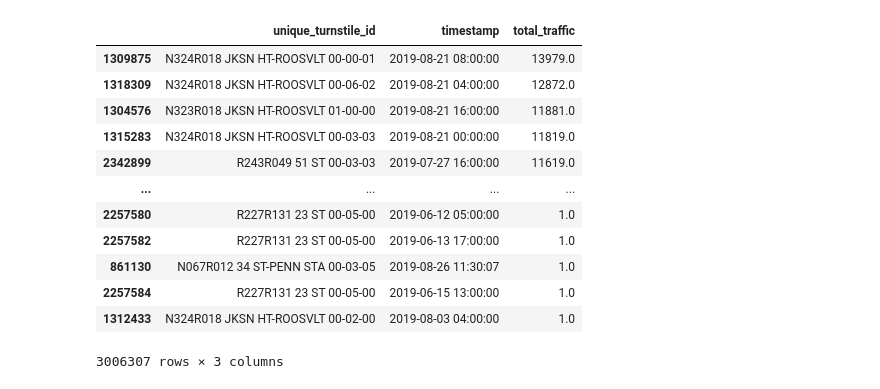
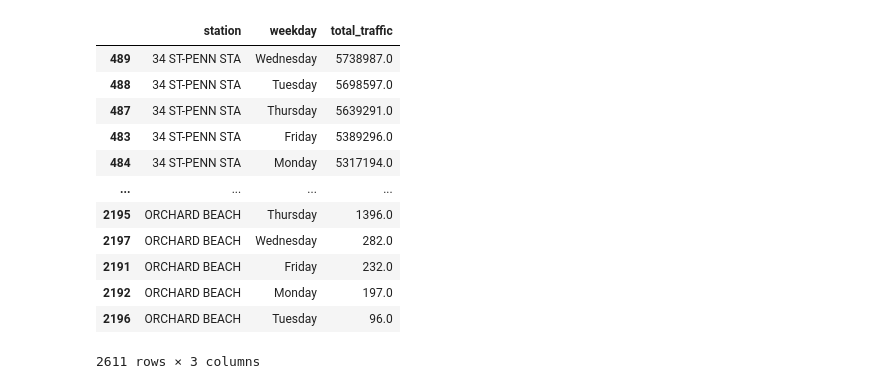
Before and after one commit to yhuang060/MTA-Subway, a Jupyter notebook: MTA_Subway_Project.ipynb, the cells around one changed output. Drawn from its saved outputs; the diff is of its cells as text; code cells hidden in the pictures.

```diff
--- a/MTA_Subway_Project.ipynb
+++ b/MTA_Subway_Project.ipynb
@@ -38,0 +57,5 @@ df.drop_duplicates(subset=["c_a", "unit", "scp", "station", "timestamp"], inplac
+# %%
+def rename_station(row):
+    if row.station == '23 ST' or row.station == '86 ST' or row.station == '125 ST' or row.station == '59 ST' or row.station == '96 ST' or row.station == '14 ST':
+        row.station = row.station + ' ' + row.linename
+    return row
@@ -39,3 +67,5 @@ df.drop_duplicates(subset=["c_a", "unit", "scp", "station", "timestamp"], inplac
+# %%
+df = df.apply(rename_station, axis='columns')
 # %%
 #keep only needed columns
 df = df.loc[:,['station', 'entries', 'exits', 'timestamp', 'unique_turnstile_id']]
@@ -65,3 +105,3 @@ df = df.reset_index()
 # %%
 #drop record index column. no longer applies after re-indexing
-df.drop('record_index', axis=1)
+df.drop(['record_index', 'entries', 'exits'], axis=1, inplace=True)
@@ -81,0 +108,2 @@ df.drop('record_index', axis=1)
+# %%
+df["weekday"] = df["timestamp"].dt.day_name()
@@ -82,17 +157,17 @@ df.drop('record_index', axis=1)
 # %%
-df_by_station = df.groupby(["unique_turnstile_id", "timestamp"]).agg({'total_traffic': 'sum'}).reset_index().sort_values(by="total_traffic", ascending=False)
+df_by_station = df.groupby(["station", "weekday"]).agg({'total_traffic': 'sum'}).reset_index().sort_values(by="total_traffic", ascending=False)
 df_by_station
 # %% [output]
-|  | unique_turnstile_id | timestamp | total_traffic |
-| 1309875 | N324R018 JKSN HT-ROOSVLT 00-00-01 | 2019-08-21 08:00:00 | 13979.0 |
-| 1318309 | N324R018 JKSN HT-ROOSVLT 00-06-02 | 2019-08-21 04:00:00 | 12872.0 |
-| 1304576 | N323R018 JKSN HT-ROOSVLT 01-00-00 | 2019-08-21 16:00:00 | 11881.0 |
-| 1315283 | N324R018 JKSN HT-ROOSVLT 00-03-03 | 2019-08-21 00:00:00 | 11819.0 |
-| 2342899 | R243R049 51 ST 00-03-03 | 2019-07-27 16:00:00 | 11619.0 |
+|  | station | weekday | total_traffic |
+| 489 | 34 ST-PENN STA | Wednesday | 5738987.0 |
+| 488 | 34 ST-PENN STA | Tuesday | 5698597.0 |
+| 487 | 34 ST-PENN STA | Thursday | 5639291.0 |
+| 483 | 34 ST-PENN STA | Friday | 5389296.0 |
+| 484 | 34 ST-PENN STA | Monday | 5317194.0 |
 | ... | ... | ... | ... |
-| 2257580 | R227R131 23 ST 00-05-00 | 2019-06-12 05:00:00 | 1.0 |
-| 2257582 | R227R131 23 ST 00-05-00 | 2019-06-13 17:00:00 | 1.0 |
-| 861130 | N067R012 34 ST-PENN STA 00-03-05 | 2019-08-26 11:30:07 | 1.0 |
-| 2257584 | R227R131 23 ST 00-05-00 | 2019-06-15 13:00:00 | 1.0 |
-| 1312433 | N324R018 JKSN HT-ROOSVLT 00-02-00 | 2019-08-03 04:00:00 | 1.0 |
+| 2195 | ORCHARD BEACH | Thursday | 1396.0 |
+| 2197 | ORCHARD BEACH | Wednesday | 282.0 |
+| 2191 | ORCHARD BEACH | Friday | 232.0 |
+| 2192 | ORCHARD BEACH | Monday | 197.0 |
+| 2196 | ORCHARD BEACH | Tuesday | 96.0 |
-3006307 rows × 3 columns
+2611 rows × 3 columns
```
Also changed, not shown: parts of 27 cells of this notebook.
